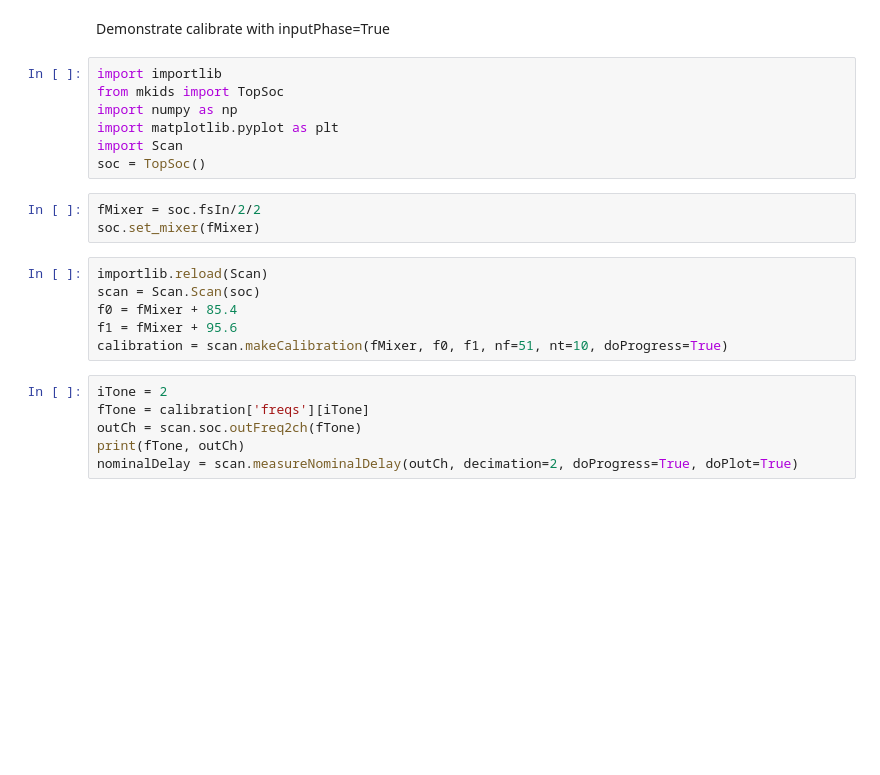
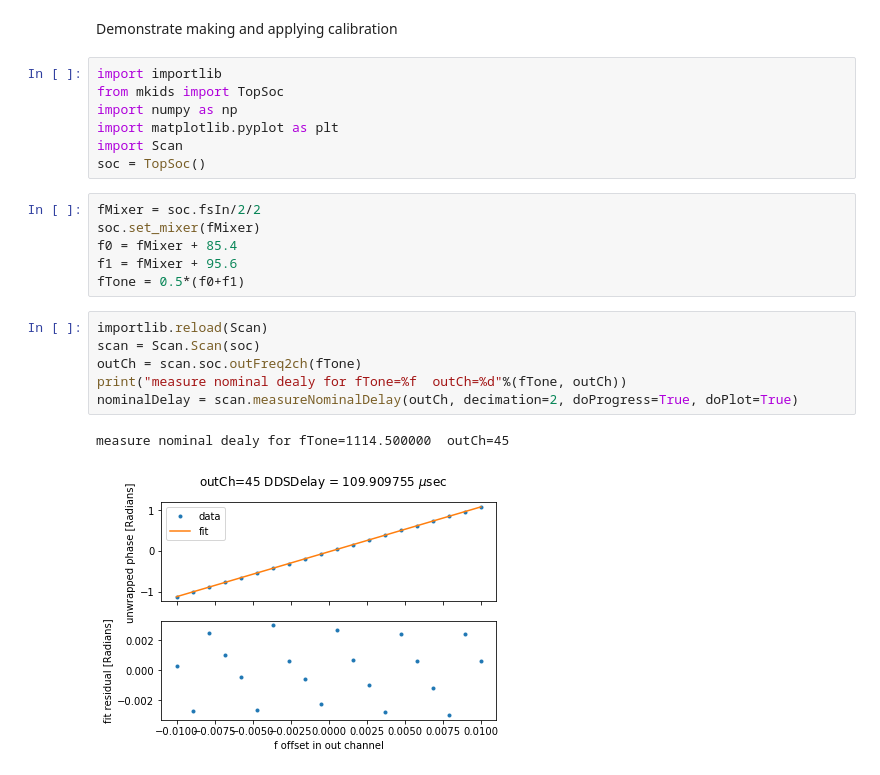
Before and after one commit to openquantumhardware/qick-tools, a Jupyter notebook: mkids/tutorial_08_scan_calibration.ipynb, the cells around one changed output. Saved outputs shown, nothing was run; the diff lists cells and outputs as text; blank space fills up the shorter version.

Commit message:
create and apply calibration

```diff
--- a/mkids/tutorial_08_scan_calibration.ipynb
+++ b/mkids/tutorial_08_scan_calibration.ipynb
@@ -1,5 +1,5 @@
 # %% [markdown]
-Demonstrate calibrate with inputPhase=True
+Demonstrate making and applying calibration
 # %%
 import importlib
 from mkids import TopSoc
@@ -10,15 +10,15 @@ soc = TopSoc()
 # %%
 fMixer = soc.fsIn/2/2
 soc.set_mixer(fMixer)
+f0 = fMixer + 85.4
+f1 = fMixer + 95.6
+fTone = 0.5*(f0+f1)
-# %%
-importlib.reload(Scan)
-scan = Scan.Scan(soc)
-f0 = fMixer + 85.4
-f1 = fMixer + 95.6
-calibration = scan.makeCalibration(fMixer, f0, f1, nf=51, nt=10, doProgress=True)
 # %%
-iTone = 2
-fTone = calibration['freqs'][iTone]
+importlib.reload(Scan)
+scan = Scan.Scan(soc)
 outCh = scan.soc.outFreq2ch(fTone)
-print(fTone, outCh)
+print("measure nominal dealy for fTone=%f  outCh=%d"%(fTone, outCh))
 nominalDelay = scan.measureNominalDelay(outCh, decimation=2, doProgress=True, doPlot=True)
+# %% [output]
+measure nominal dealy for fTone=1114.500000  outCh=45
+[figure, added]
```
Also changed, not shown: parts of 13 cells of this notebook, 7 other files.
